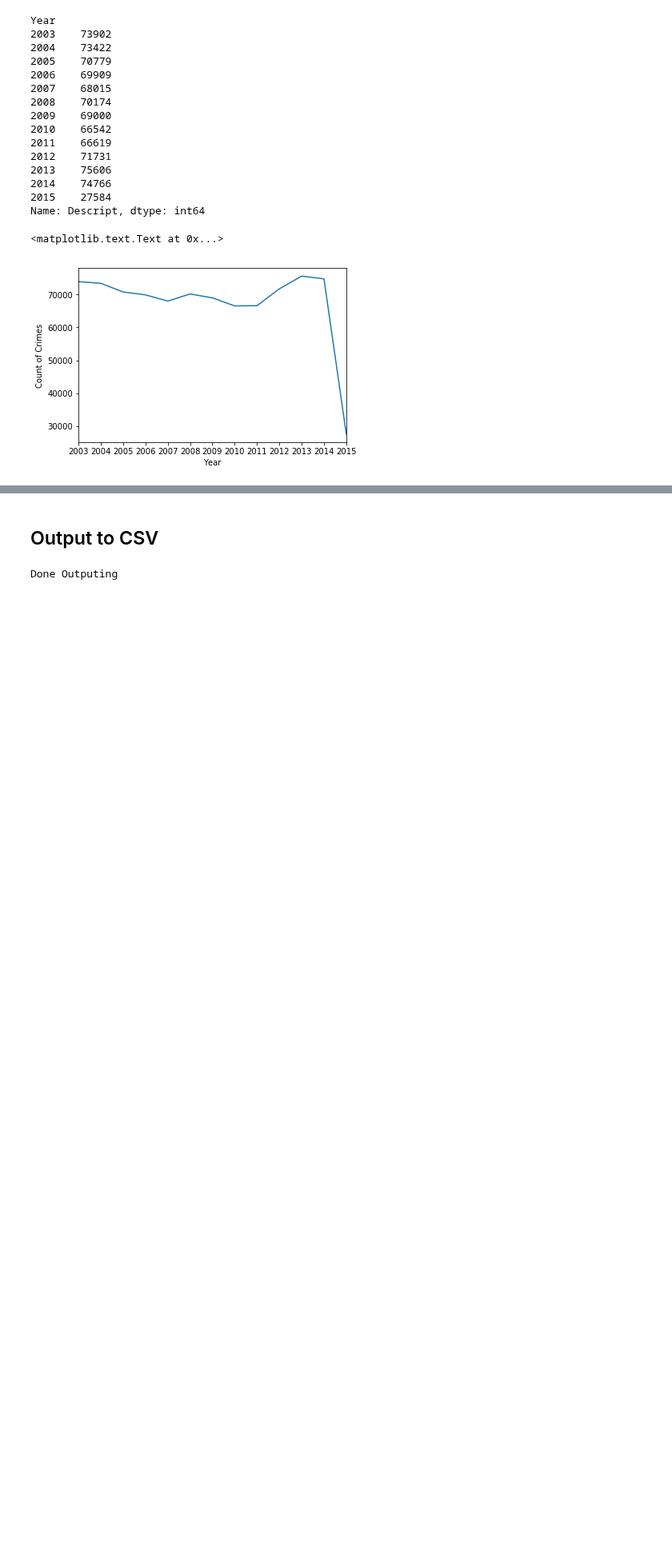
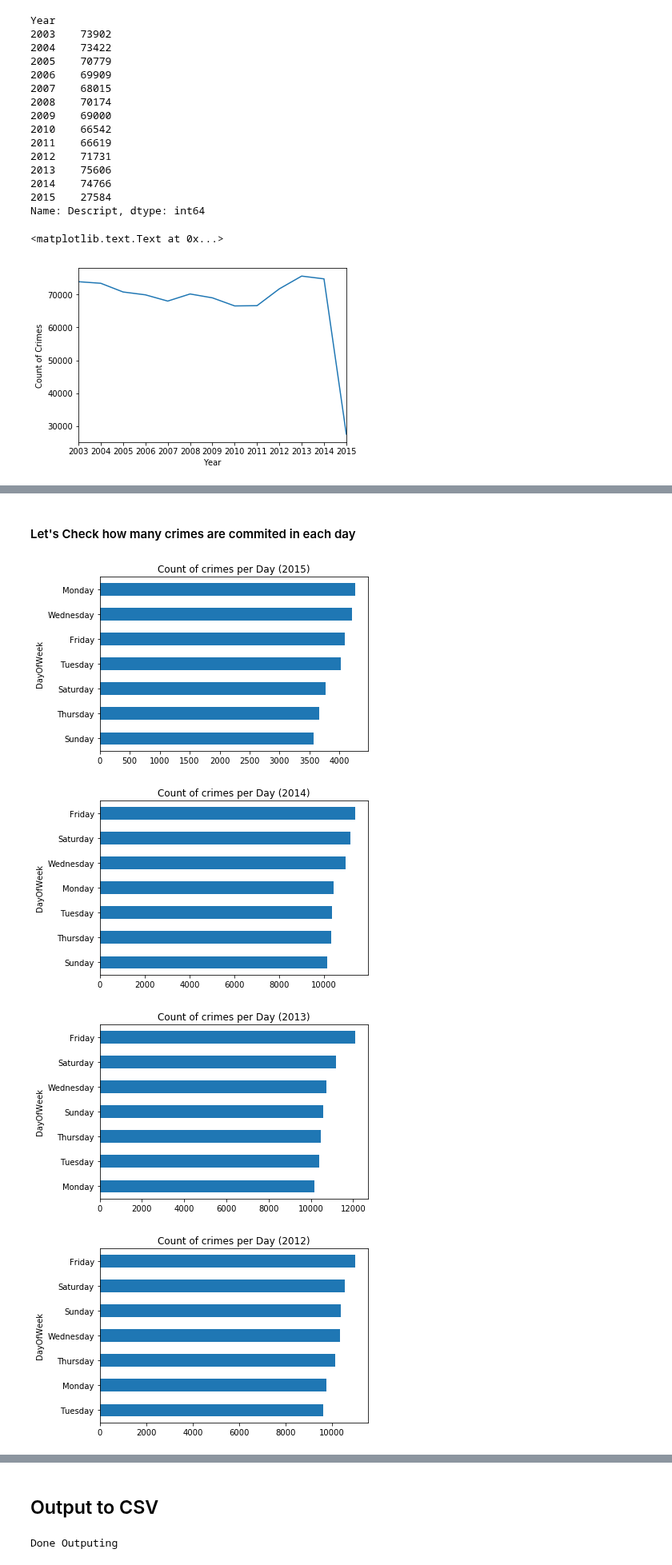
Before and after one commit to hamzael9/san-francisco-crime-classification, a Jupyter notebook: sf-crimes-feature-engineering-1-date.ipynb, the cells around one changed output, grey strips where cells are left out. Shown at 80% size. Saved outputs shown, nothing was run; the diff lists cells and outputs as text; code cells hidden in the pictures; blank space fills up the shorter version.

Commit message:
Add some visualizations related to the Date

```diff
--- a/sf-crimes-feature-engineering-1-date.ipynb
+++ b/sf-crimes-feature-engineering-1-date.ipynb
@@ -167,0 +173,11 @@ ax.set_ylabel('Count of Crimes')
+# %% [markdown]
+#### Let's Check how many crimes are commited in each day
+# %%
+for y in train_df.Year.unique():
+    train_df[train_df['Year'] == y].groupby('DayOfWeek')['Descript'].count().sort_values().plot(kind='barh', title=f'Count of crimes per Day ({y})', fig=(16,5))
+    plt.show()
+# %% [output]
+[figure, added]
+[figure, added]
+[figure, added]
+[figure, added]
```
Also changed, not shown: parts of 11 cells of this notebook.
